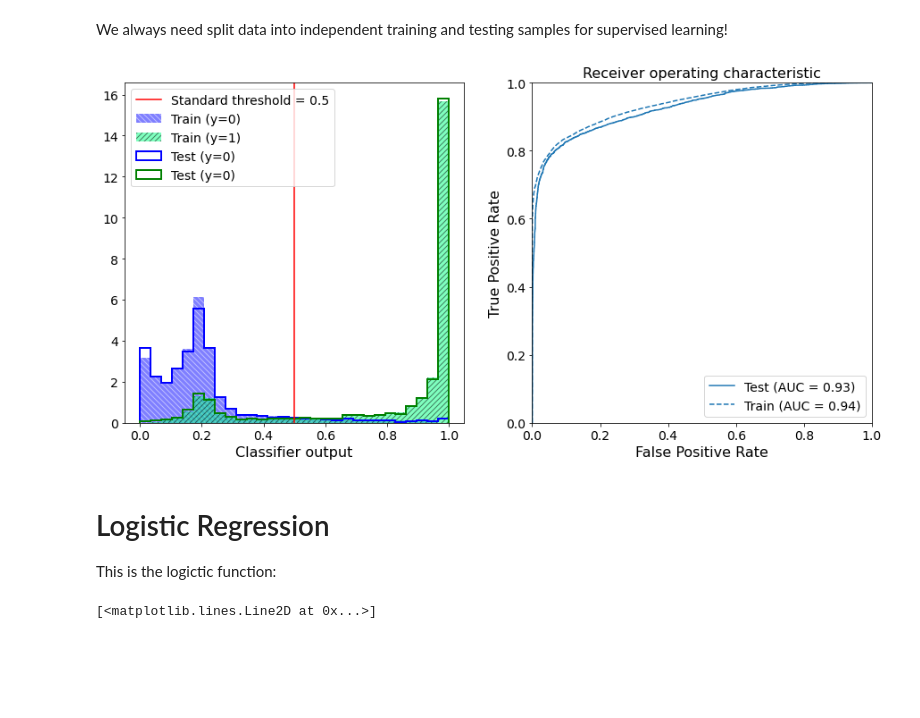
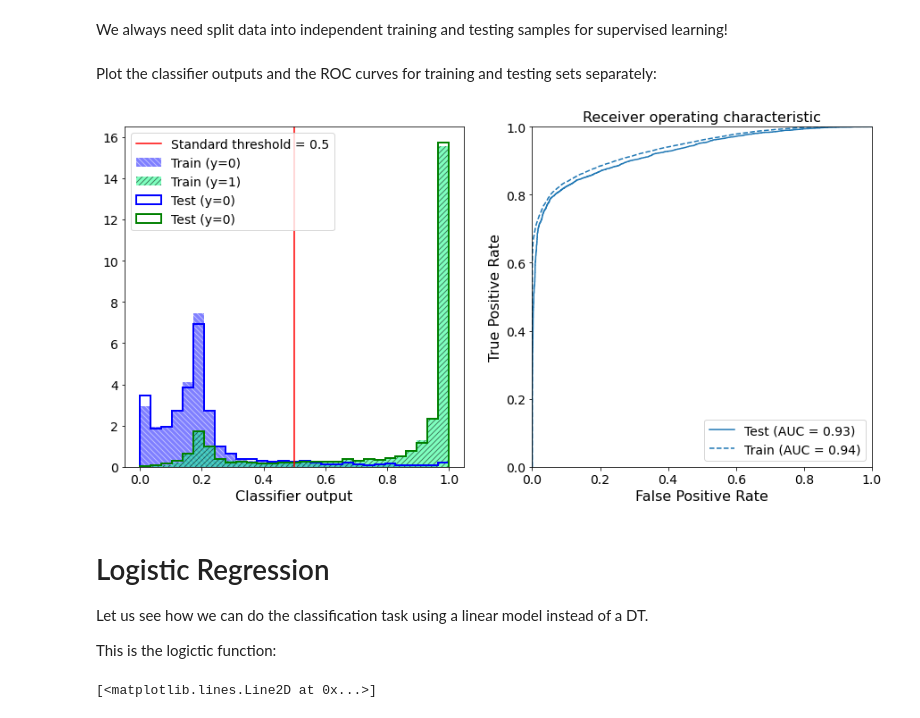
Before and after one commit to philippeller/Teaching, a Jupyter notebook: classification.ipynb, the cells around one changed output. Saved outputs shown, nothing was run; the diff lists cells and outputs as text; code cells hidden in the pictures; blank space fills up the shorter version.

```diff
--- a/classification.ipynb
+++ b/classification.ipynb
@@ -226,7 +256,7 @@ y_test_predicted = clf.predict_proba(X_test)
 y_predicted_label = clf.predict(X_train)
 y_test_predicted_label = clf.predict(X_test)
 # %%
-def plot_clf(y_predicted, y_test_predicted, y_predicted_label, y_test_predicted_label, nbins=100):
+def plot_clf(y_predicted, y_test_predicted, nbins=100):
     fig, ax = plt.subplots(1, 2, figsize=(15,7))
 
     bins = np.linspace(0, 1, nbins)
@@ -248,13 +278,17 @@ def plot_clf(y_predicted, y_test_predicted, y_predicted_label, y_test_predicted_
     ax[1].set_ylabel('True Positive Rate')
     ax[1].set_title('Receiver operating characteristic')
     ax[1].legend(loc="lower right")
+# %% [markdown]
+Plot the classifier outputs and the ROC curves for training and testing sets separately:
 # %%
-plot_clf(y_predicted, y_test_predicted, y_predicted_label, y_test_predicted_label, 30)
+plot_clf(y_predicted, y_test_predicted, 30)
 # %% [output]
-[figure, old version]
+[figure, new version]
 # %% [markdown]
 # Logistic Regression
 
+Let us see how we can do the classification task using a linear model instead of a DT.
+
 This is the logictic function:
 # %%
 x = np.linspace(-10, 10, 1000)
```
Also changed, not shown: parts of 64 cells of this notebook, 7 other files.
